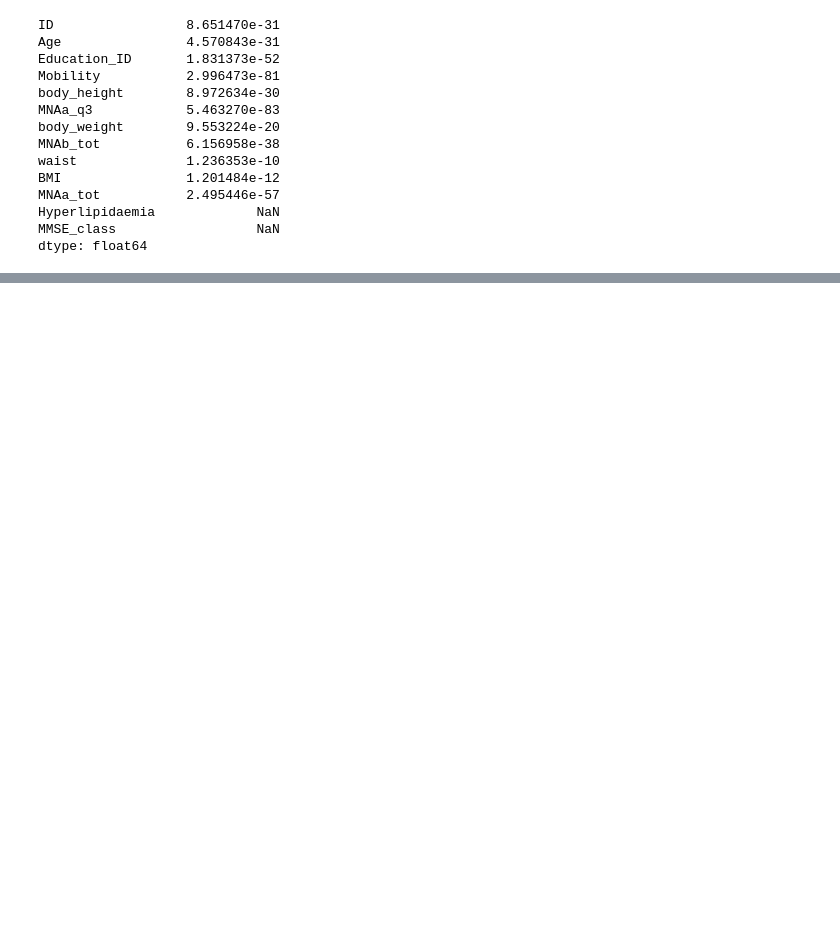
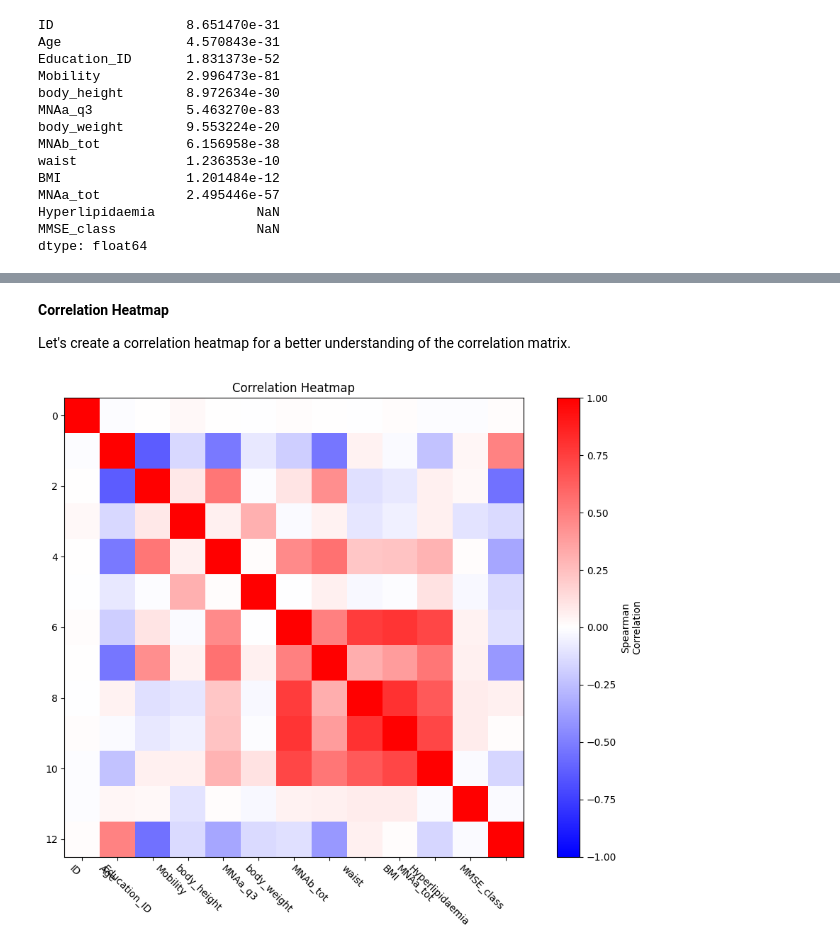
Before and after one commit to Sambidh/Dementia-Prediction-using-python, a Jupyter notebook: main.ipynb, the cells around one changed output, grey strips where cells are left out. Cells and saved outputs as stored; diff of their text form; code cells hidden in the pictures; blank space fills up the shorter version.

```diff
--- a/main.ipynb
+++ b/main.ipynb
@@ -213,0 +272,12 @@ dtype: float64
+# %%
+# Select numeric variables
+numeric_data = data.select_dtypes(include="number")
+
+# Compute Spearman correlation using pairwise complete observations
+corr = numeric_data.corr(
+    method="spearman",
+    min_periods=1
+).round(3)
+
+# Display correlation matrix
+corr
@@ -213,0 +316,50 @@ dtype: float64
+# %% [markdown]
+**Correlation Heatmap**
+
+Let's create a correlation heatmap for a better understanding of the correlation matrix.
+# %%
+import numpy as np
+
+# Convert correlation matrix to numpy array
+corr_values = corr.values
+labels = corr.columns
+
+# Create figure
+plt.figure(figsize=(10,8))
+
+# Plot heatmap
+im = plt.imshow(
+    corr_values,
+    cmap="bwr", # blue white read
+    vmin=-1, vmax=1
+)
+
+# Add colorbar
+cbar = plt.colorbar(im)
+cbar.set_label("Spearman\nCorrelation")
+
+# Set axis ticks and labels
+plt.xticks(
+    ticks=np.arange(len(labels)),
+    labels=labels,
+    rotation=45,
+    ha="right",
+    fontsize=10
+)
+
+# Fix aspect ratio
+plt.gca().set_aspect("equal")
+
+# Titles and labels
+plt.title("Correlation Heatmap")
+plt.xlabel("")
+plt.ylabel("")
+
+# Minimal theme-like cleanup
+plt.tight_layout()
+
+# Save figure
+# plt.savefig("correlation.png", dpi=300)
+plt.show()
+# %% [output]
+[figure, added]
```
Also changed, not shown: parts of 8 cells of this notebook.
